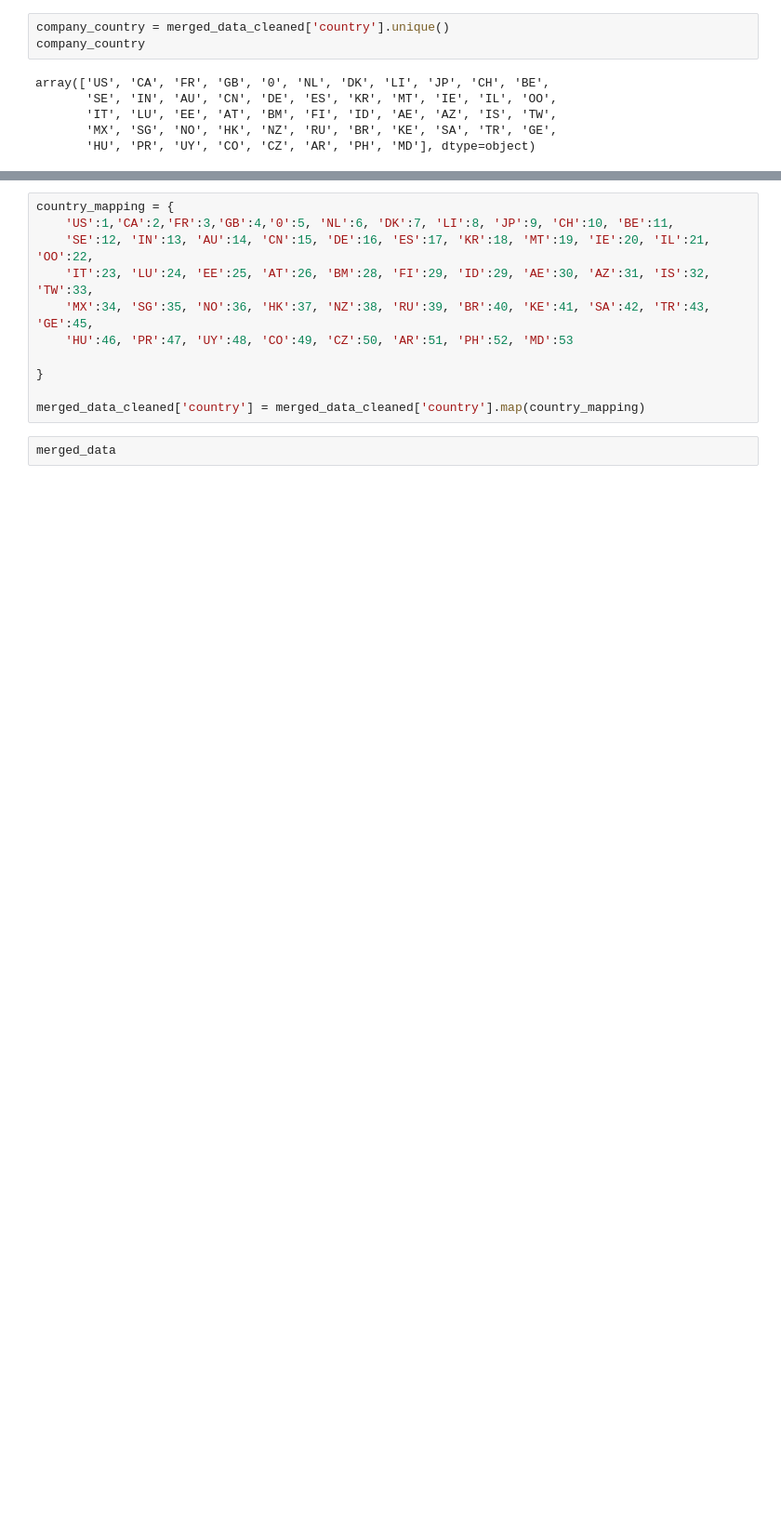
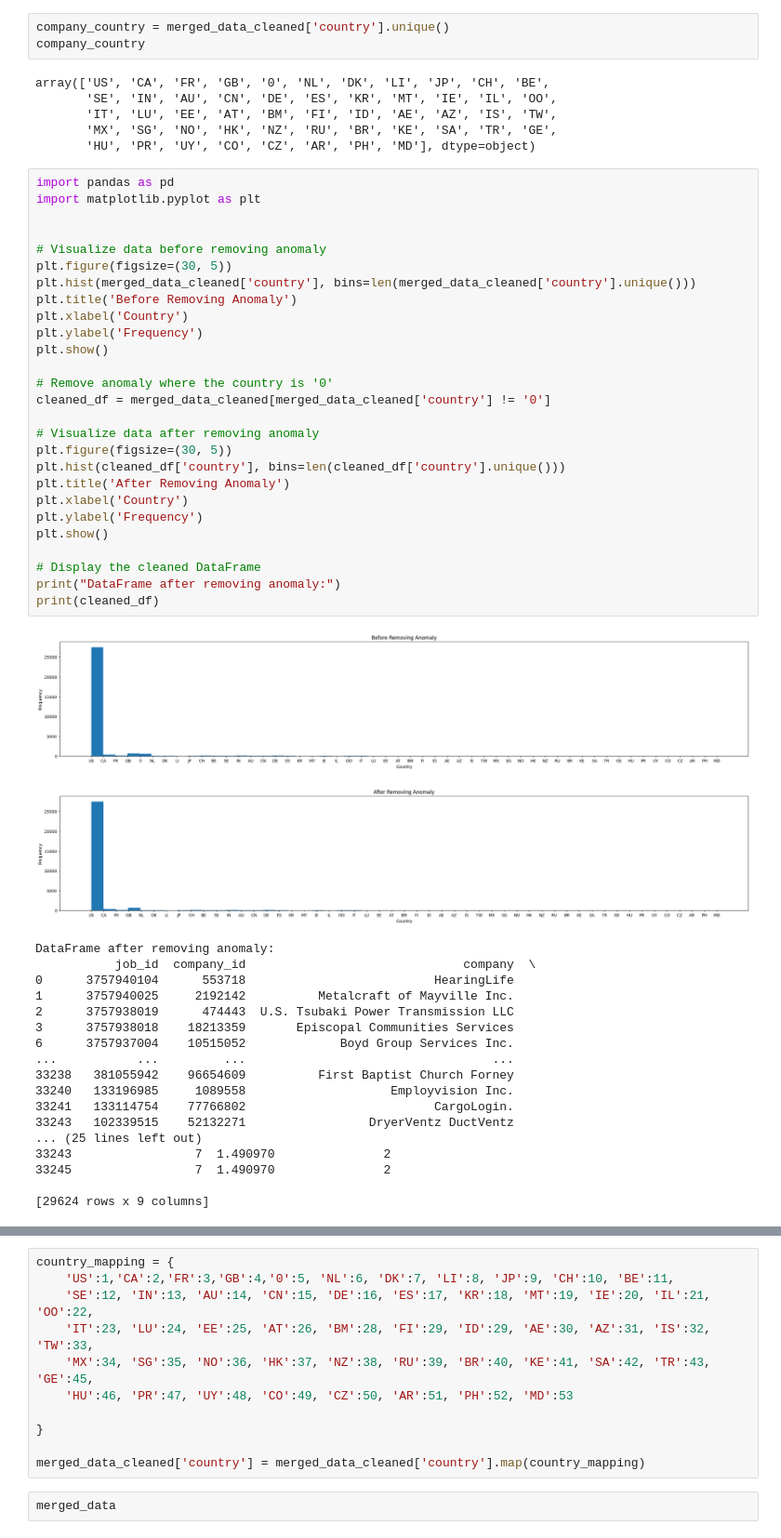
Before and after one commit to FlorianHalimi/LinkedIn-Job-Analysis-Data-Preprocessing-Visualization, a Jupyter notebook: data_preprocessing.ipynb, the cells around one changed output, grey strips where cells are left out. Shown at 93% size. Cells and saved outputs as stored; diff of their text form; blank space fills up the shorter version.

Commit message:
Detecting&Removing Anomalies
Co-Authored-By: FlorianHalimi <59978103+FlorianHalimi@users.noreply.github.com>

```diff
--- a/data_preprocessing.ipynb
+++ b/data_preprocessing.ipynb
@@ -456,3 +461,50 @@ array(['US', 'CA', 'FR', 'GB', '0', 'NL', 'DK', 'LI', 'JP', 'CH', 'BE',
        'IT', 'LU', 'EE', 'AT', 'BM', 'FI', 'ID', 'AE', 'AZ', 'IS', 'TW',
        'MX', 'SG', 'NO', 'HK', 'NZ', 'RU', 'BR', 'KE', 'SA', 'TR', 'GE',
        'HU', 'PR', 'UY', 'CO', 'CZ', 'AR', 'PH', 'MD'], dtype=object)
+# %%
+import pandas as pd
+import matplotlib.pyplot as plt
+
+
+# Visualize data before removing anomaly
+plt.figure(figsize=(30, 5))
+plt.hist(merged_data_cleaned['country'], bins=len(merged_data_cleaned['country'].unique()))
+plt.title('Before Removing Anomaly')
+plt.xlabel('Country')
+plt.ylabel('Frequency')
+plt.show()
+
+# Remove anomaly where the country is '0'
+cleaned_df = merged_data_cleaned[merged_data_cleaned['country'] != '0']
+
+# Visualize data after removing anomaly
+plt.figure(figsize=(30, 5))
+plt.hist(cleaned_df['country'], bins=len(cleaned_df['country'].unique()))
+plt.title('After Removing Anomaly')
+plt.xlabel('Country')
+plt.ylabel('Frequency')
+plt.show()
+
+# Display the cleaned DataFrame
+print("DataFrame after removing anomaly:")
+print(cleaned_df)
+# %% [output]
+[figure, added]
+[figure, added]
+DataFrame after removing anomaly:
+           job_id  company_id                              company  \
+0      3757940104      553718                          HearingLife
+1      3757940025     2192142          Metalcraft of Mayville Inc.
+2      3757938019      474443  U.S. Tsubaki Power Transmission LLC
+3      3757938018    18213359       Episcopal Communities Services
+6      3757937004    10515052             Boyd Group Services Inc.
+...           ...         ...                                  ...
+33238   381055942    96654609          First Baptist Church Forney
+33240   133196985     1089558                    Employvision Inc.
+33241   133114754    77766802                          CargoLogin.
+33243   102339515    52132271                 DryerVentz DuctVentz
+... (25 lines left out)
+33243                 7  1.490970               2
+33245                 7  1.490970               2
+
+[29624 rows x 9 columns]
```
Also changed, not shown: parts of 17 cells of this notebook, 1 other file.
